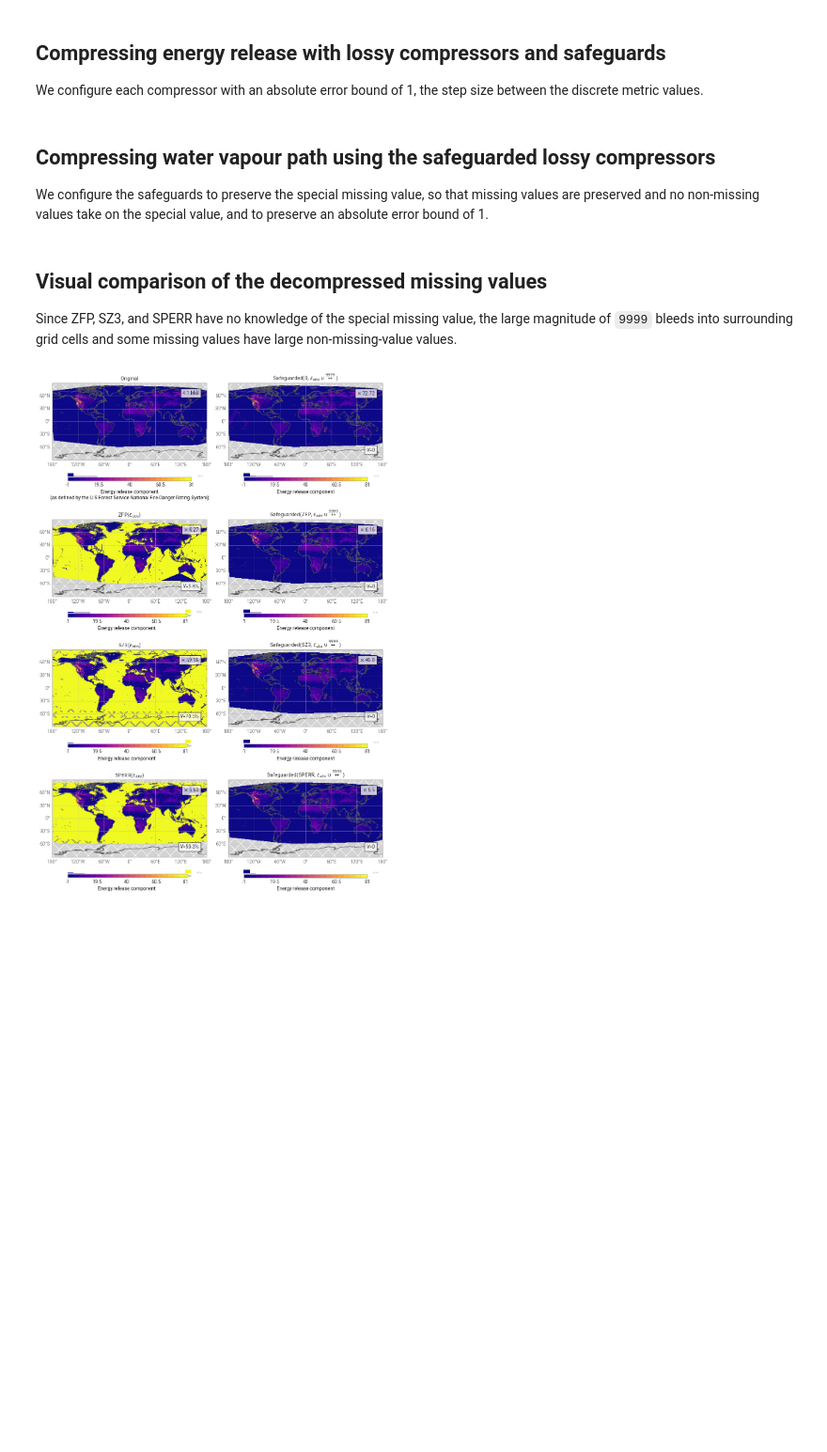
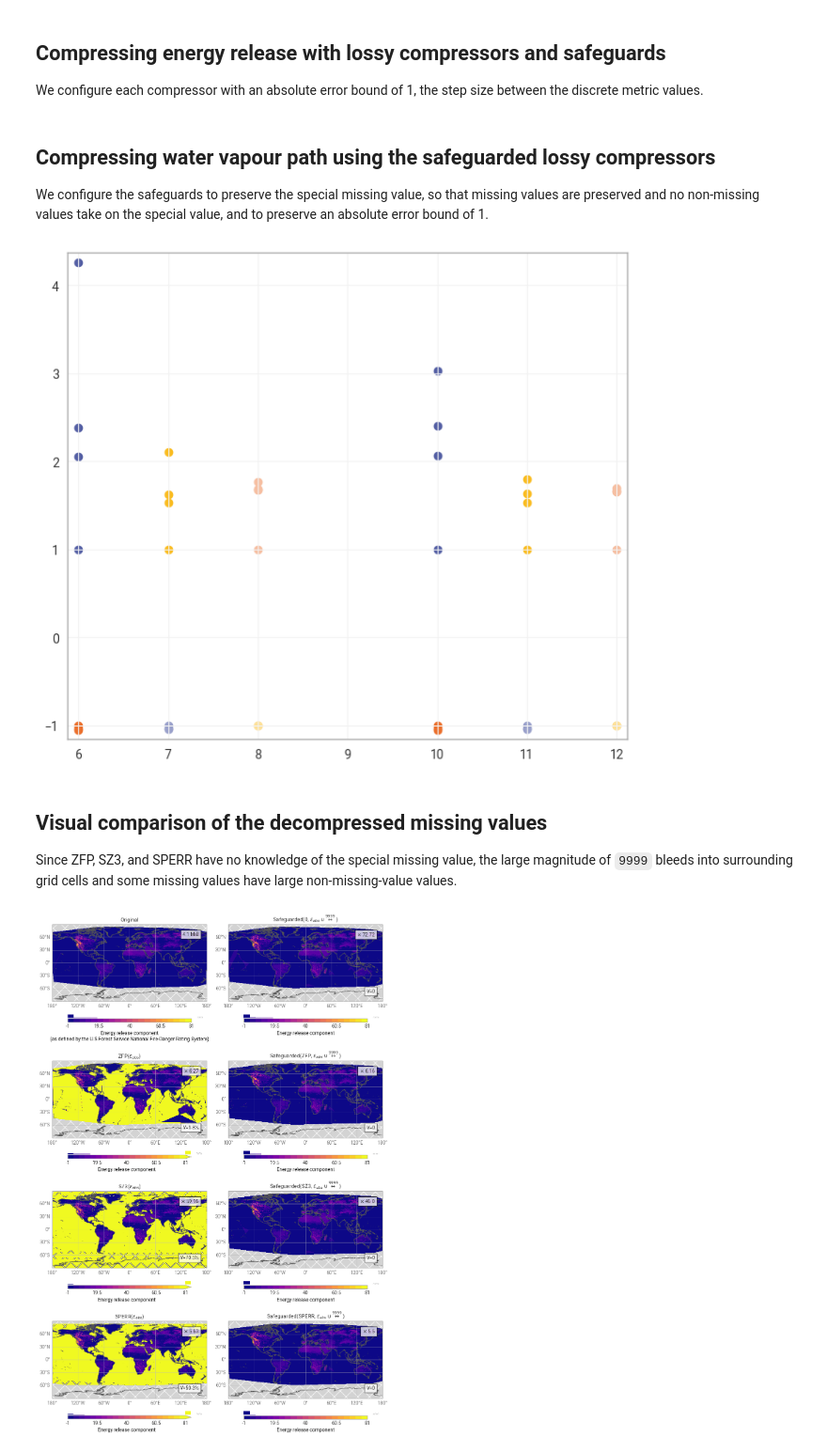
Before and after one commit to juntyr/compression-safeguards, a Jupyter notebook: examples/missing.ipynb, the cells around one changed output. Shown at 94% size. Saved outputs shown, nothing was run; the diff lists cells and outputs as text; code cells hidden in the pictures; blank space fills up the shorter version.

Commit message:
Experiment with timing the safeguards

```diff
--- a/examples/missing.ipynb
+++ b/examples/missing.ipynb
@@ -66,0 +78,12 @@ We first compress the data losslessly with ZStandard at level 22, which gives ma
+# %%
+# based on https://death.andgravity.com/stable-hashing
+def json_hash(j) -> str:
+    return hashlib.md5(
+        json.dumps(
+            j,
+            ensure_ascii=False,
+            sort_keys=True,
+            indent=None,
+            separators=(",", ":"),
+        ).encode("utf-8")
+    ).hexdigest()
@@ -151,6 +226,72 @@ for codec in [
     ercnfdr_sg_lossless_cr[codec.codec_id] = (
         ercnfdr.nbytes / np.asarray(ercnfdr_sg_lossless_enc).nbytes
     )
+# %%
+fig, ax = plt.subplots()
+
+for i, result in enumerate(results):
+    if result["config"]["id"] != "safeguards":
+        continue
+
+    if result["config"]["codec"]["id"] == "zero":
+        continue
+
+    assert result["config"]["lossless"]["for_codec"] is None
+
+    (safeguarded_encode_timing,) = result["encode_timing"][json_hash(result["config"])]
+    (codec_encode_encode_timing,) = result["encode_timing"][
+        json_hash(result["config"]["codec"])
+    ]
+    codec_encode_decode_timing, codec_decode_timing = result["decode_timing"][
+        json_hash(result["config"]["codec"])
+    ]
+    (lossless_for_corrections_encode_timing,) = result["encode_timing"][
+        json_hash(result["config"]["lossless"]["for_corrections"])
+    ]
+
+    (safeguarded_decode_timing,) = result["decode_timing"][json_hash(result["config"])]
+    (lossless_for_corrections_decode_timing,) = result["decode_timing"][
+        json_hash(result["config"]["lossless"]["for_corrections"])
+    ]
+
+    # print(
+    #     codec_encode_encode_timing,
+    #     codec_encode_decode_timing,
+    #     safeguarded_encode_timing - codec_encode_encode_timing - codec_encode_decode_timing - lossless_for_corrections_encode_timing,
+    #     lossless_for_corrections_encode_timing,
+    #     codec_decode_timing,
+    #     safeguarded_decode_timing - codec_decode_timing - lossless_for_corrections_decode_timing,
+    #     lossless_for_corrections_decode_timing,
+    # )
+
+    ax.scatter(
+        [i, i, i, i],
+        [
+            1.0,
+            (codec_encode_encode_timing + codec_encode_decode_timing)
+            / codec_encode_encode_timing,
+            (
+                codec_encode_encode_timing
+                + codec_encode_decode_timing
+                + lossless_for_corrections_encode_timing
+            )
+            / codec_encode_encode_timing,
+            safeguarded_encode_timing / codec_encode_encode_timing,
+        ],
+    )
+    ax.scatter(
+        [i, i, i],
+        [
+            -1.0,
+            -(codec_decode_timing + lossless_for_corrections_decode_timing)
+            / codec_decode_timing,
+            -safeguarded_decode_timing / codec_decode_timing,
+        ],
+    )
+
+plt.show()
+# %% [output]
+[figure, added]
 # %% [markdown]
 ## Visual comparison of the decompressed missing values
 
```
Also changed, not shown: parts of 10 cells of this notebook, 5 other files.
